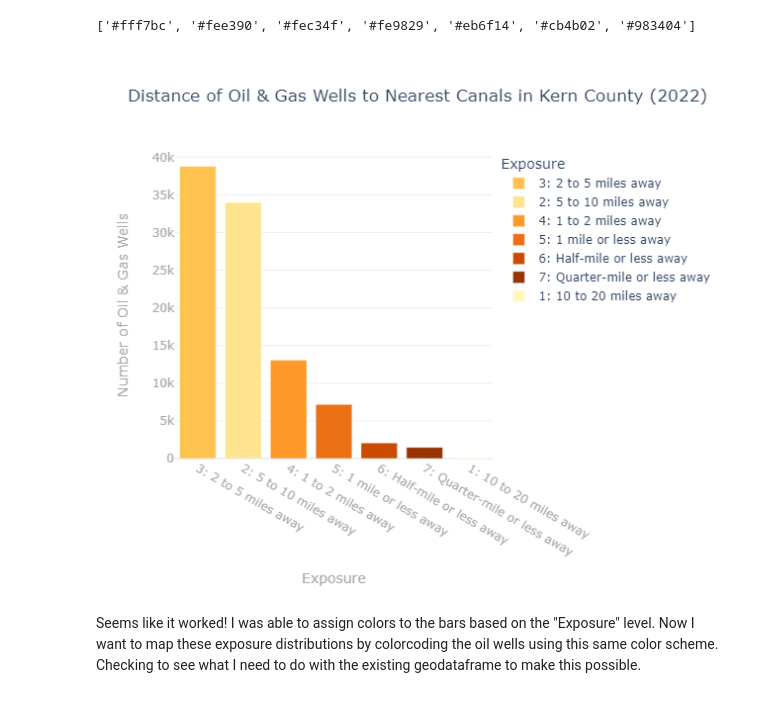
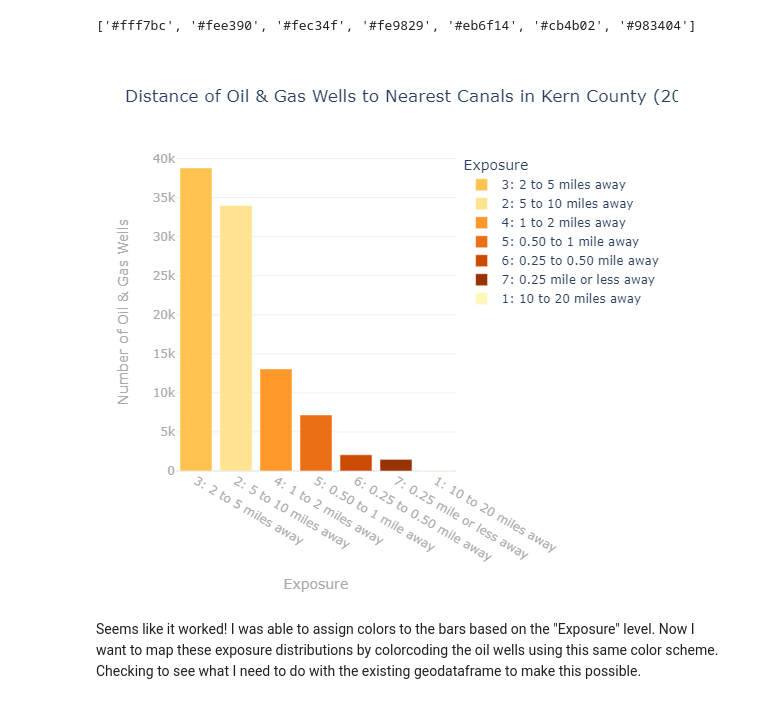
Before and after one commit to ngmelo/up221-melody, a Jupyter notebook: Week 8/NotebookD2_water.ipynb, the cells around one changed output. Saved outputs shown, nothing was run; the diff lists cells and outputs as text; code cells hidden in the pictures.

```diff
--- a/Week 8/NotebookD2_water.ipynb
+++ b/Week 8/NotebookD2_water.ipynb
@@ -351,9 +353,9 @@ closest_canal['Exposure'] = "1: 10 to 20 miles away"
 closest_canal.loc[closest_canal['distance'] < 10, 'Exposure'] = '2: 5 to 10 miles away'
 closest_canal.loc[closest_canal['distance'] < 5, 'Exposure'] = '3: 2 to 5 miles away'
 closest_canal.loc[closest_canal['distance'] < 2, 'Exposure'] = '4: 1 to 2 miles away'
-closest_canal.loc[closest_canal['distance'] < 1, 'Exposure'] = '5: 1 mile or less away'
-closest_canal.loc[closest_canal['distance'] < .5, 'Exposure'] = '6: Half-mile or less away'
-closest_canal.loc[closest_canal['distance'] < .25, 'Exposure'] = '7: Quarter-mile or less away'
+closest_canal.loc[closest_canal['distance'] < 1, 'Exposure'] = '5: 0.50 to 1 mile away'
+closest_canal.loc[closest_canal['distance'] < .5, 'Exposure'] = '6: 0.25 to 0.50 mile away'
+closest_canal.loc[closest_canal['distance'] < .25, 'Exposure'] = '7: 0.25 mile or less away'
 closest_canal
 # %% [output]
 |  | FNODE_ | TNODE_ | LPOLY_ | RPOLY_ | LENGTH | CANAL24CA_ | CANAL24CA1 | CANAL | FED | STATE | ... |
@@ -402,35 +404,35 @@ pio.templates.default = "plotly_white"
     # options: seaborn, simple_white, plotly, plotly_white, plotly_dark
     # presentation, xgridoff, ygridoff, gridon, none
 
 # plot
 fig = px.bar(exposure,
         x='Exposure',
         y='Count',
         title="Distance of Oil & Gas Wells to Nearest Canals in Kern County (2022)",
         text_auto = False,
         height=550,
         width=750,
         color='Exposure',
-        color_discrete_map={'1: 10 to 20 miles away':'#fff7bc', '2: 5 to 10 miles away':'#fee390', '3: 2 to 5 miles away':'#fec34f', '4: 1 to 2 miles away':'#fe9829', '5: 1 mile or less away':'#eb6f14', '6: Half-mile or less away':'#cb4b02', '7: Quarter-mile or less away':'#983404'},
+        color_discrete_map={'1: 10 to 20 miles away':'#fff7bc', '2: 5 to 10 miles away':'#fee390', '3: 2 to 5 miles away':'#fec34f', '4: 1 to 2 miles away':'#fe9829', '5: 0.50 to 1 mile away':'#eb6f14', '6: 0.25 to 0.50 mile away':'#cb4b02', '7: 0.25 mile or less away':'#983404'},
                  labels={
                 'Count': 'Number of Oil & Gas Wells',
                 'index': 'Distance to Nearest Canal',
         })
 
 # bar label
 fig.update_traces(textposition='outside',textfont_size=10,textfont_color='black')
 
 # axes labels
 fig.update_yaxes(title_font_size=14,title_font_color='#aaa',tickfont_color='#aaa',tickfont_size=12)
 fig.update_xaxes(title_font_size=14,title_font_color='#aaa',tickfont_color='#aaa',tickfont_size=12)
 
 # show the figure
 fig.show()
 
 #save
 fig.write_html("welltocanaldistance2.html")
 # %% [output]
-[figure, old version]
+[figure, new version]
 # %% [markdown]
 Seems like it worked! I was able to assign colors to the bars based on the "Exposure" level. Now I want to map these exposure distributions by colorcoding the oil wells using this same color scheme. Checking to see what I need to do with the existing geodataframe to make this possible.
 # %%
```
Also changed, not shown: parts of 50 cells of this notebook.
